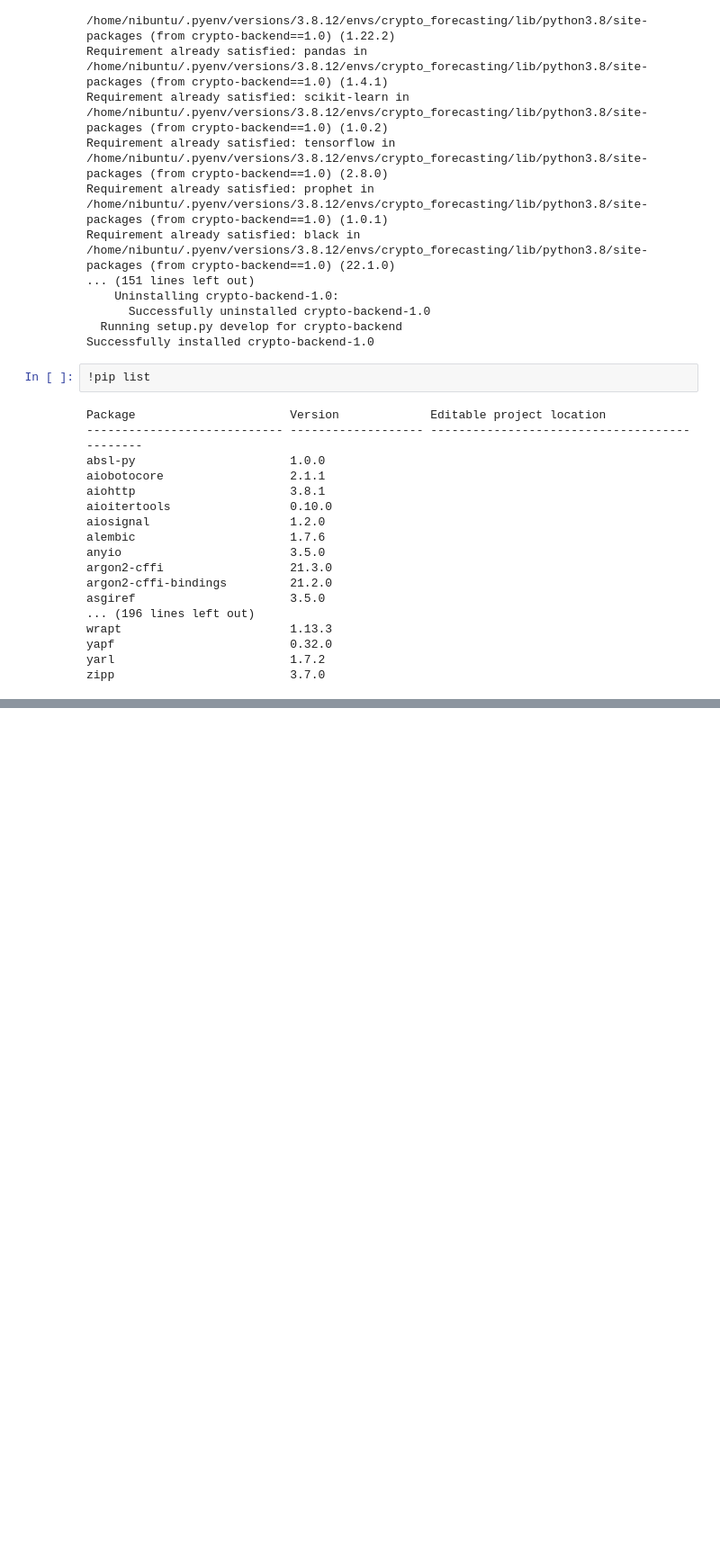
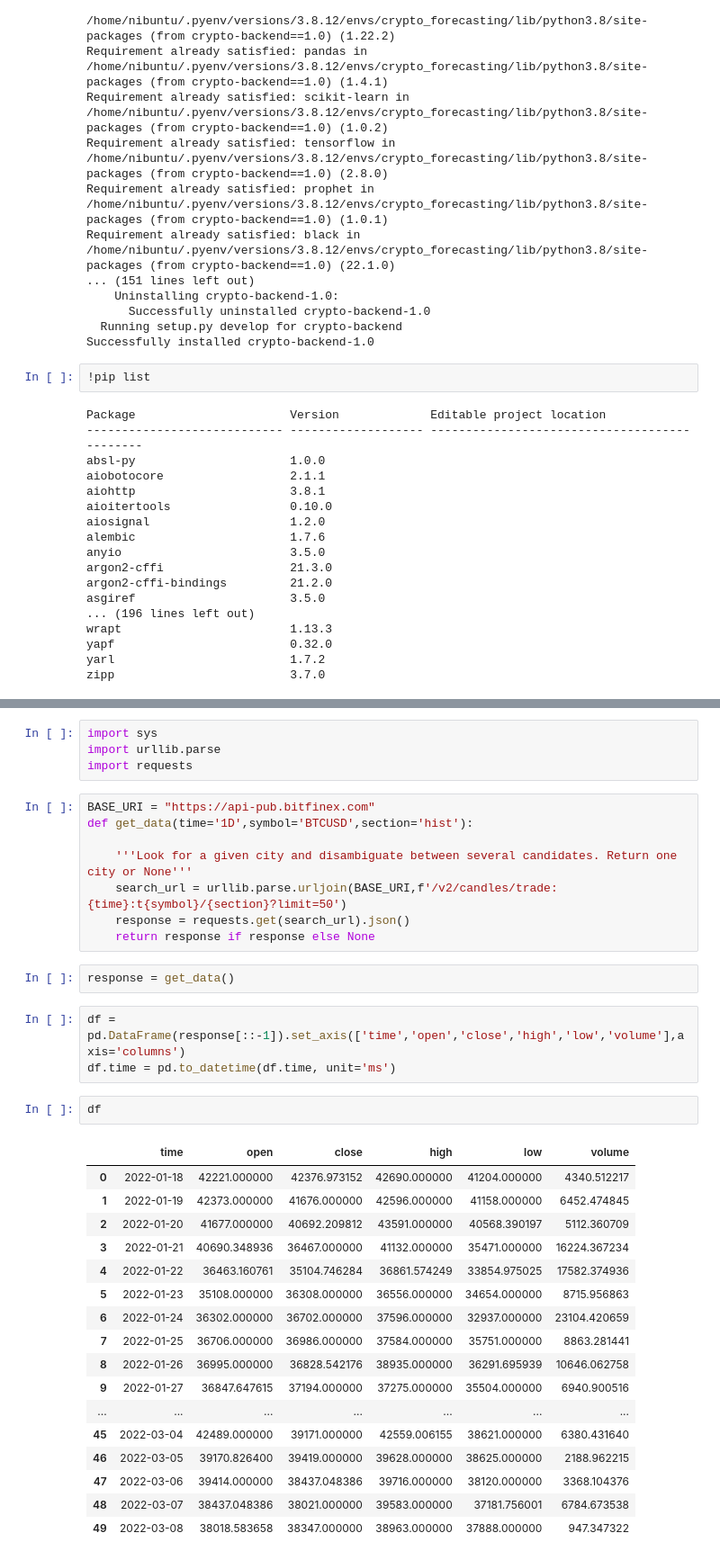
Before and after one commit to lamtrinh259/crypto_backend, a Jupyter notebook: notebooks/EDA.ipynb, the cells around one changed output, grey strips where cells are left out. Shown at 90% size. Saved outputs shown, nothing was run; the diff lists cells and outputs as text; blank space fills up the shorter version.

```diff
--- a/notebooks/EDA.ipynb
+++ b/notebooks/EDA.ipynb
@@ -568,0 +810,37 @@ zipp                         3.7.0
+# %%
+import sys
+import urllib.parse
+import requests
+# %%
+BASE_URI = "https://api-pub.bitfinex.com"
+def get_data(time='1D',symbol='BTCUSD',section='hist'):
+
+    '''Look for a given city and disambiguate between several candidates. Return one city or None'''
+    search_url = urllib.parse.urljoin(BASE_URI,f'/v2/candles/trade:{time}:t{symbol}/{section}?limit=50')
+    response = requests.get(search_url).json()
+    return response if response else None
+# %%
+response = get_data()
+# %%
+df = pd.DataFrame(response[::-1]).set_axis(['time','open','close','high','low','volume'],axis='columns')
+df.time = pd.to_datetime(df.time, unit='ms')
+# %%
+df
+# %% [output]
+|  | time | open | close | high | low | volume |
+| 0 | 2022-01-18 | 42221.000000 | 42376.973152 | 42690.000000 | 41204.000000 | 4340.512217 |
+| 1 | 2022-01-19 | 42373.000000 | 41676.000000 | 42596.000000 | 41158.000000 | 6452.474845 |
+| 2 | 2022-01-20 | 41677.000000 | 40692.209812 | 43591.000000 | 40568.390197 | 5112.360709 |
+| 3 | 2022-01-21 | 40690.348936 | 36467.000000 | 41132.000000 | 35471.000000 | 16224.367234 |
+| 4 | 2022-01-22 | 36463.160761 | 35104.746284 | 36861.574249 | 33854.975025 | 17582.374936 |
+| 5 | 2022-01-23 | 35108.000000 | 36308.000000 | 36556.000000 | 34654.000000 | 8715.956863 |
+| 6 | 2022-01-24 | 36302.000000 | 36702.000000 | 37596.000000 | 32937.000000 | 23104.420659 |
+| 7 | 2022-01-25 | 36706.000000 | 36986.000000 | 37584.000000 | 35751.000000 | 8863.281441 |
+| 8 | 2022-01-26 | 36995.000000 | 36828.542176 | 38935.000000 | 36291.695939 | 10646.062758 |
+| 9 | 2022-01-27 | 36847.647615 | 37194.000000 | 37275.000000 | 35504.000000 | 6940.900516 |
+| ... | ... | ... | ... | ... | ... | ... |
+| 45 | 2022-03-04 | 42489.000000 | 39171.000000 | 42559.006155 | 38621.000000 | 6380.431640 |
+| 46 | 2022-03-05 | 39170.826400 | 39419.000000 | 39628.000000 | 38625.000000 | 2188.962215 |
+| 47 | 2022-03-06 | 39414.000000 | 38437.048386 | 39716.000000 | 38120.000000 | 3368.104376 |
+| 48 | 2022-03-07 | 38437.048386 | 38021.000000 | 39583.000000 | 37181.756001 | 6784.673538 |
+| 49 | 2022-03-08 | 38018.583658 | 38347.000000 | 38963.000000 | 37888.000000 | 947.347322 |
```
Also changed, not shown: parts of 10 cells of this notebook, 25 other files.
